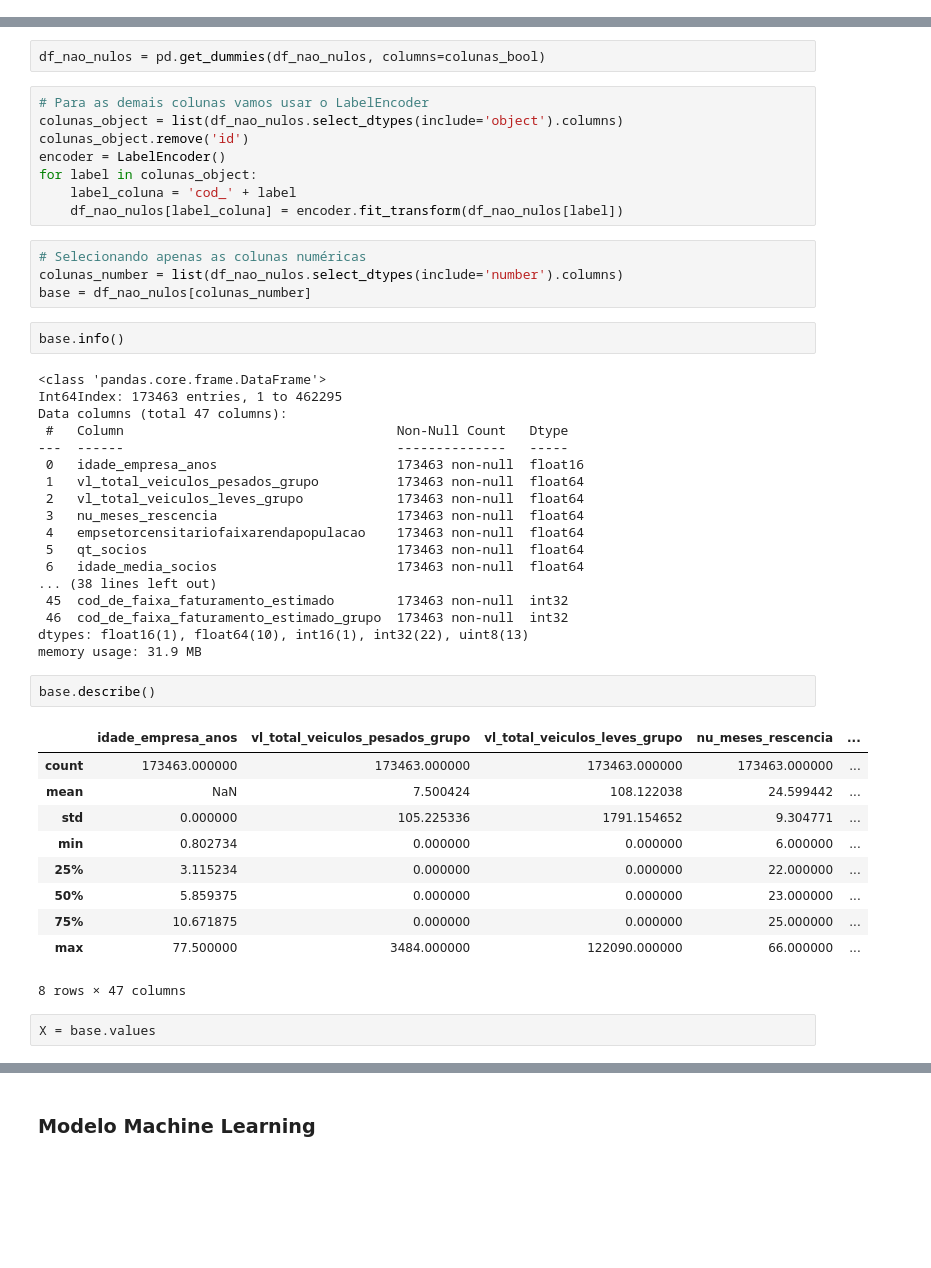
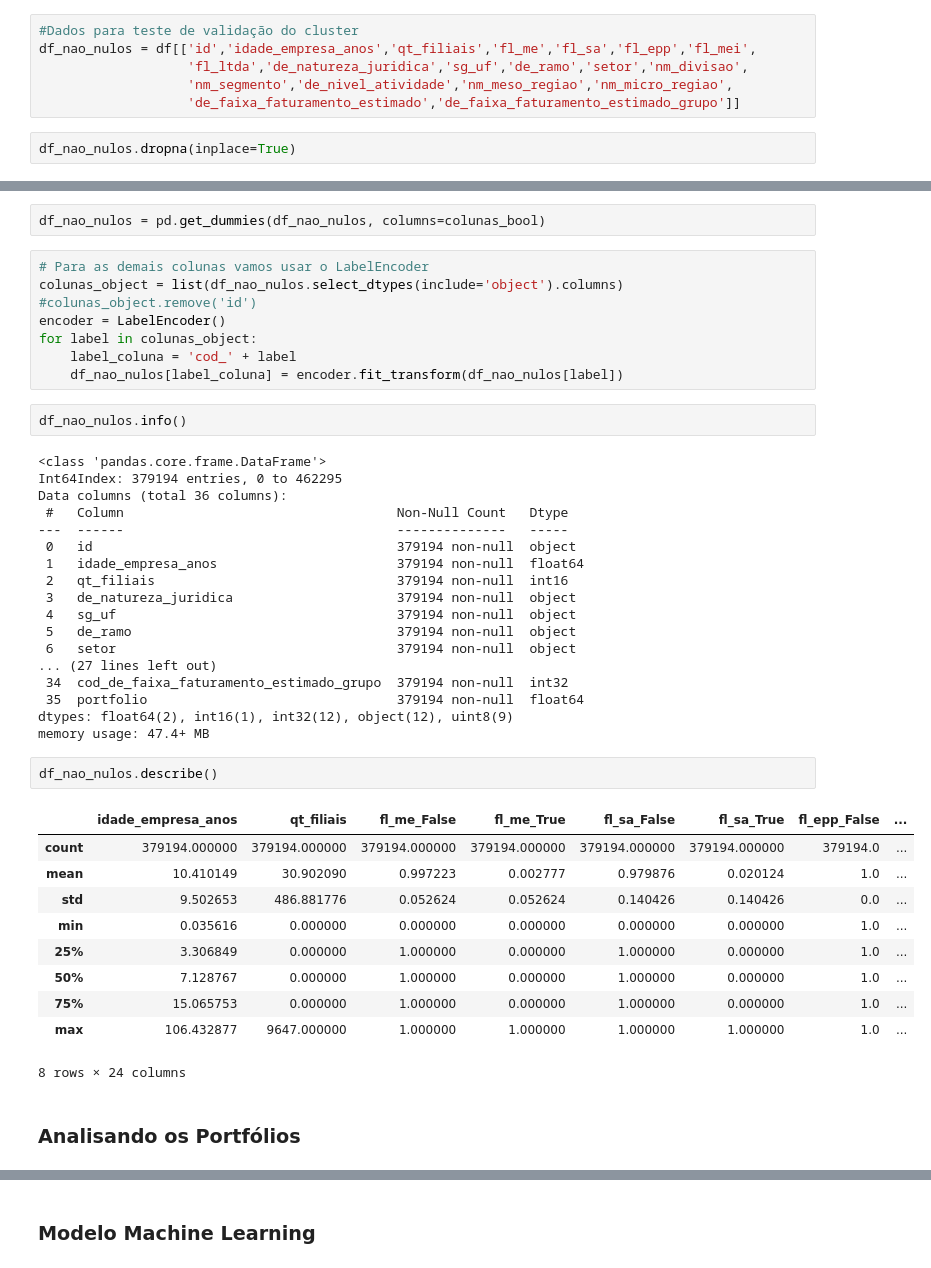
Before and after one commit to diasctiago/codenation, a Jupyter notebook: Desafio Final - Recomenda Leads/main.ipynb, the cells around one changed output, grey strips where cells are left out. Drawn from its saved outputs; the diff is of its cells as text; blank space fills up the shorter version.

```diff
--- a/Desafio Final - Recomenda Leads/main.ipynb
+++ b/Desafio Final - Recomenda Leads/main.ipynb
@@ -198,0 +198,8 @@ O novo shape é (173463, 42)
+# %%
+#Dados para teste de validação do cluster
+df_nao_nulos = df[['id','idade_empresa_anos','qt_filiais','fl_me','fl_sa','fl_epp','fl_mei',
+                   'fl_ltda','de_natureza_juridica','sg_uf','de_ramo','setor','nm_divisao',
+                   'nm_segmento','de_nivel_atividade','nm_meso_regiao','nm_micro_regiao',
+                   'de_faixa_faturamento_estimado','de_faixa_faturamento_estimado_grupo']]
+# %%
+df_nao_nulos.dropna(inplace=True)
@@ -208,47 +220,43 @@ df_nao_nulos = pd.get_dummies(df_nao_nulos, columns=colunas_bool)
 # %%
 # Para as demais colunas vamos usar o LabelEncoder
 colunas_object = list(df_nao_nulos.select_dtypes(include='object').columns)
-colunas_object.remove('id')
+#colunas_object.remove('id')
 encoder = LabelEncoder()
 for label in colunas_object:
     label_coluna = 'cod_' + label
     df_nao_nulos[label_coluna] = encoder.fit_transform(df_nao_nulos[label])
-# %%
-# Selecionando apenas as colunas numéricas
-colunas_number = list(df_nao_nulos.select_dtypes(include='number').columns)
-base = df_nao_nulos[colunas_number]
 # %%
-base.info()
+df_nao_nulos.info()
 # %% [output]
 <class 'pandas.core.frame.DataFrame'>
-Int64Index: 173463 entries, 1 to 462295
-Data columns (total 47 columns):
+Int64Index: 379194 entries, 0 to 462295
+Data columns (total 36 columns):
  #   Column                                   Non-Null Count   Dtype
 ---  ------                                   --------------   -----
- 0   idade_empresa_anos                       173463 non-null  float16
- 1   vl_total_veiculos_pesados_grupo          173463 non-null  float64
- 2   vl_total_veiculos_leves_grupo            173463 non-null  float64
- 3   nu_meses_rescencia                       173463 non-null  float64
- 4   empsetorcensitariofaixarendapopulacao    173463 non-null  float64
- 5   qt_socios                                173463 non-null  float64
- 6   idade_media_socios                       173463 non-null  float64
-... (38 lines left out)
- 45  cod_de_faixa_faturamento_estimado        173463 non-null  int32
- 46  cod_de_faixa_faturamento_estimado_grupo  173463 non-null  int32
-dtypes: float16(1), float64(10), int16(1), int32(22), uint8(13)
-memory usage: 31.9 MB
+ 0   id                                       379194 non-null  object
+ 1   idade_empresa_anos                       379194 non-null  float64
+ 2   qt_filiais                               379194 non-null  int16
+ 3   de_natureza_juridica                     379194 non-null  object
+ 4   sg_uf                                    379194 non-null  object
+ 5   de_ramo                                  379194 non-null  object
+ 6   setor                                    379194 non-null  object
+... (27 lines left out)
+ 34  cod_de_faixa_faturamento_estimado_grupo  379194 non-null  int32
+ 35  portfolio                                379194 non-null  float64
+dtypes: float64(2), int16(1), int32(12), object(12), uint8(9)
+memory usage: 47.4+ MB
 # %%
-base.describe()
+df_nao_nulos.describe()
 # %% [output]
-|  | idade_empresa_anos | vl_total_veiculos_pesados_grupo | vl_total_veiculos_leves_grupo | nu_meses_rescencia | ... |
-| count | 173463.000000 | 173463.000000 | 173463.000000 | 173463.000000 | ... |
-| mean | NaN | 7.500424 | 108.122038 | 24.599442 | ... |
-| std | 0.000000 | 105.225336 | 1791.154652 | 9.304771 | ... |
-| min | 0.802734 | 0.000000 | 0.000000 | 6.000000 | ... |
-| 25% | 3.115234 | 0.000000 | 0.000000 | 22.000000 | ... |
-| 50% | 5.859375 | 0.000000 | 0.000000 | 23.000000 | ... |
-| 75% | 10.671875 | 0.000000 | 0.000000 | 25.000000 | ... |
-| max | 77.500000 | 3484.000000 | 122090.000000 | 66.000000 | ... |
+|  | idade_empresa_anos | qt_filiais | fl_me_False | fl_me_True | fl_sa_False | fl_sa_True | fl_epp_False | ... |
+| count | 379194.000000 | 379194.000000 | 379194.000000 | 379194.000000 | 379194.000000 | 379194.000000 | 379194.0 | ... |
+| mean | 10.410149 | 30.902090 | 0.997223 | 0.002777 | 0.979876 | 0.020124 | 1.0 | ... |
+| std | 9.502653 | 486.881776 | 0.052624 | 0.052624 | 0.140426 | 0.140426 | 0.0 | ... |
+| min | 0.035616 | 0.000000 | 0.000000 | 0.000000 | 0.000000 | 0.000000 | 1.0 | ... |
+| 25% | 3.306849 | 0.000000 | 1.000000 | 0.000000 | 1.000000 | 0.000000 | 1.0 | ... |
+| 50% | 7.128767 | 0.000000 | 1.000000 | 0.000000 | 1.000000 | 0.000000 | 1.0 | ... |
+| 75% | 15.065753 | 0.000000 | 1.000000 | 0.000000 | 1.000000 | 0.000000 | 1.0 | ... |
+| max | 106.432877 | 9647.000000 | 1.000000 | 1.000000 | 1.000000 | 1.000000 | 1.0 | ... |
-8 rows × 47 columns
+8 rows × 24 columns
-# %%
-X = base.values
+# %% [markdown]
+### Analisando os Portfólios
```
Also changed, not shown: parts of 26 cells of this notebook.
